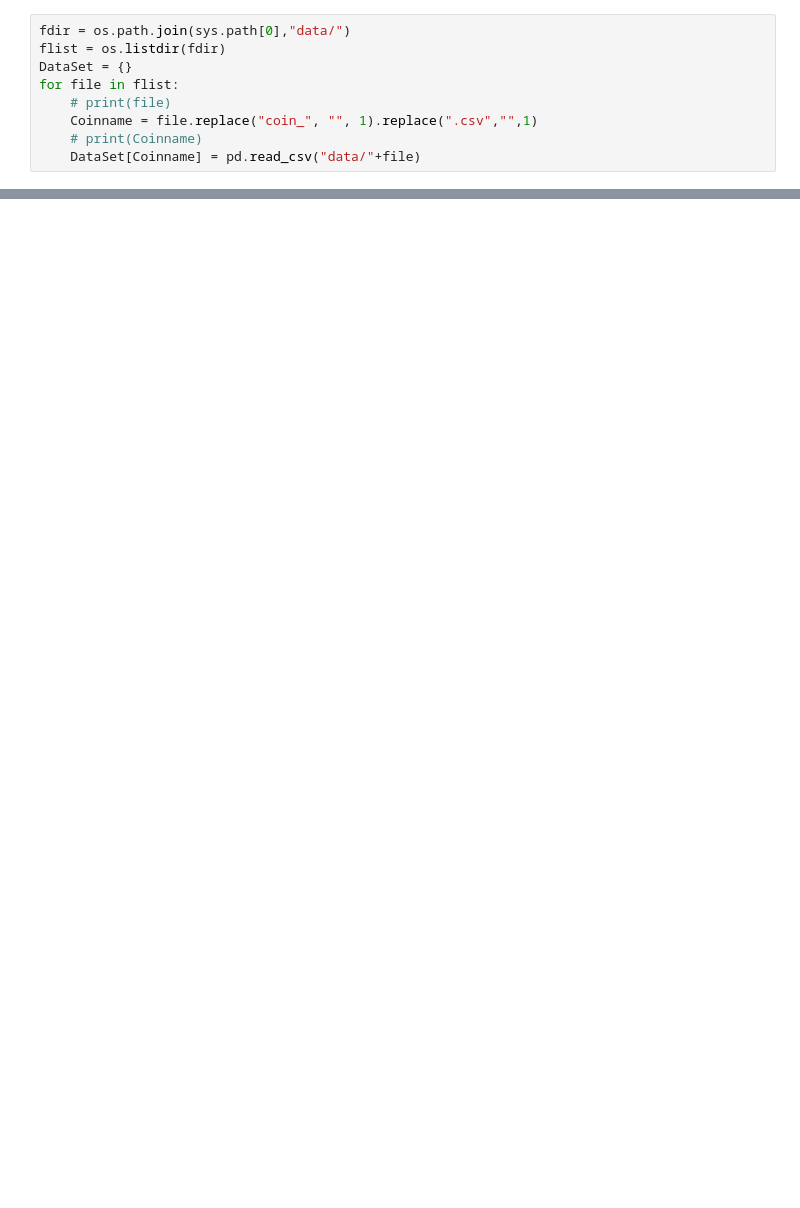
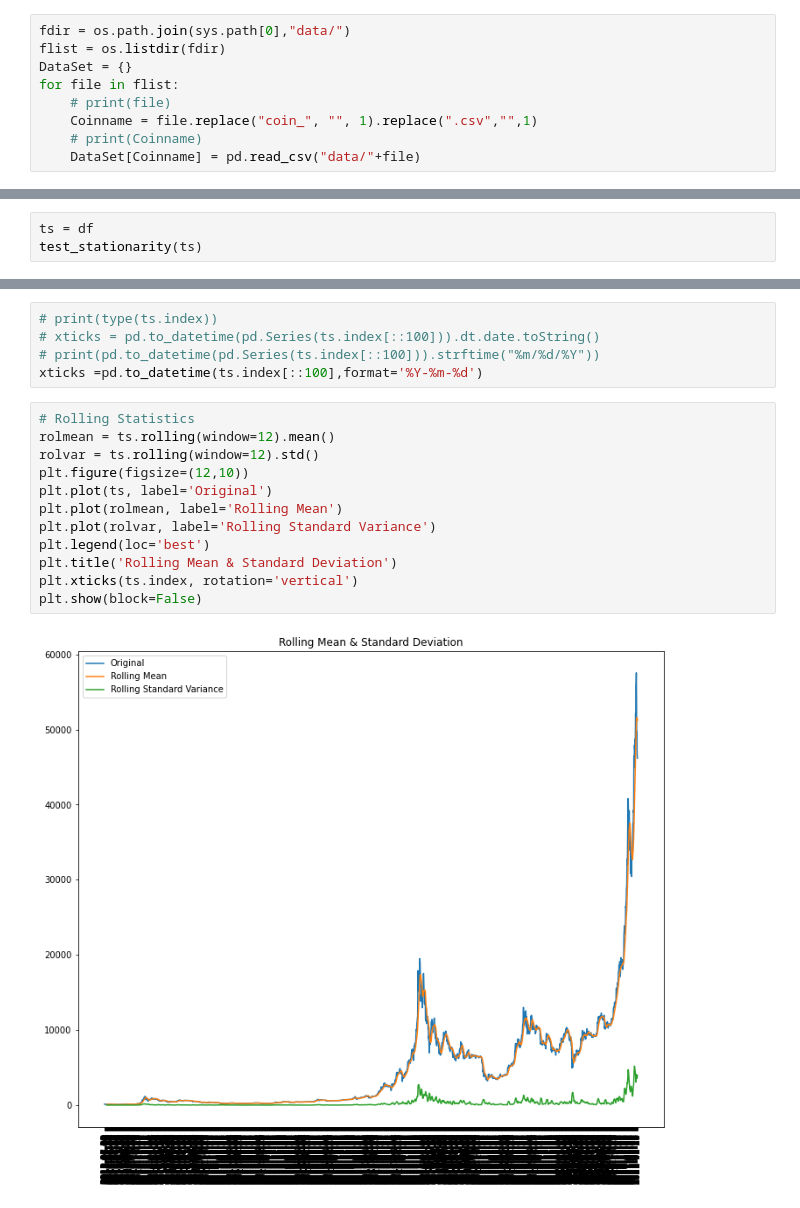
Before and after one commit to samuzaffar99/Crypto-Price-Pred, a Jupyter notebook: Crypto.ipynb, the cells around one changed output, grey strips where cells are left out. Saved outputs shown, nothing was run; the diff lists cells and outputs as text; blank space fills up the shorter version.

```diff
--- a/Crypto.ipynb
+++ b/Crypto.ipynb
@@ -23,0 +77,3 @@ DataSet["Aave"].head()
+# %%
+ts = df
+test_stationarity(ts)
@@ -23,0 +106,19 @@ DataSet["Aave"].head()
+# %%
+# print(type(ts.index))
+# xticks = pd.to_datetime(pd.Series(ts.index[::100])).dt.date.toString()
+# print(pd.to_datetime(pd.Series(ts.index[::100])).strftime("%m/%d/%Y"))
+xticks =pd.to_datetime(ts.index[::100],format='%Y-%m-%d')
+# %%
+# Rolling Statistics
+rolmean = ts.rolling(window=12).mean()
+rolvar = ts.rolling(window=12).std()
+plt.figure(figsize=(12,10))
+plt.plot(ts, label='Original')
+plt.plot(rolmean, label='Rolling Mean')
+plt.plot(rolvar, label='Rolling Standard Variance')
+plt.legend(loc='best')
+plt.title('Rolling Mean & Standard Deviation')
+plt.xticks(ts.index, rotation='vertical')
+plt.show(block=False)
+# %% [output]
+[figure, added]
```
Also changed, not shown: parts of 18 cells of this notebook.
